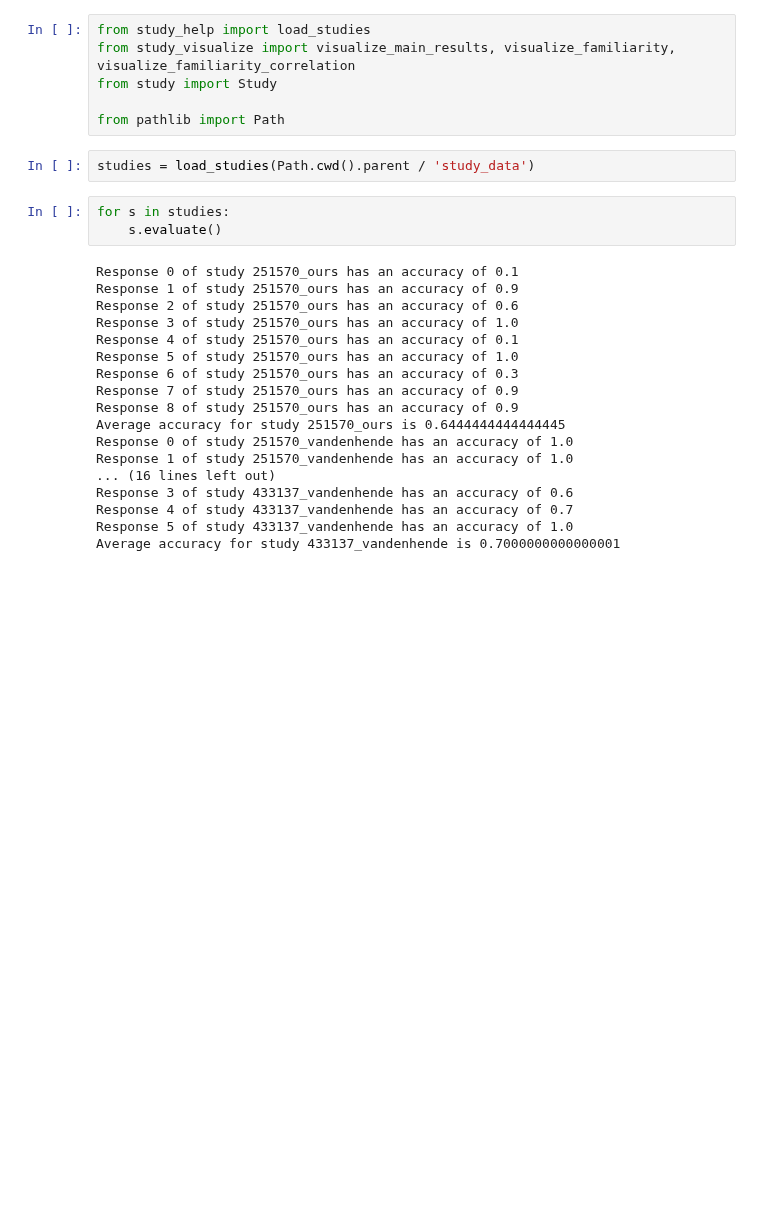
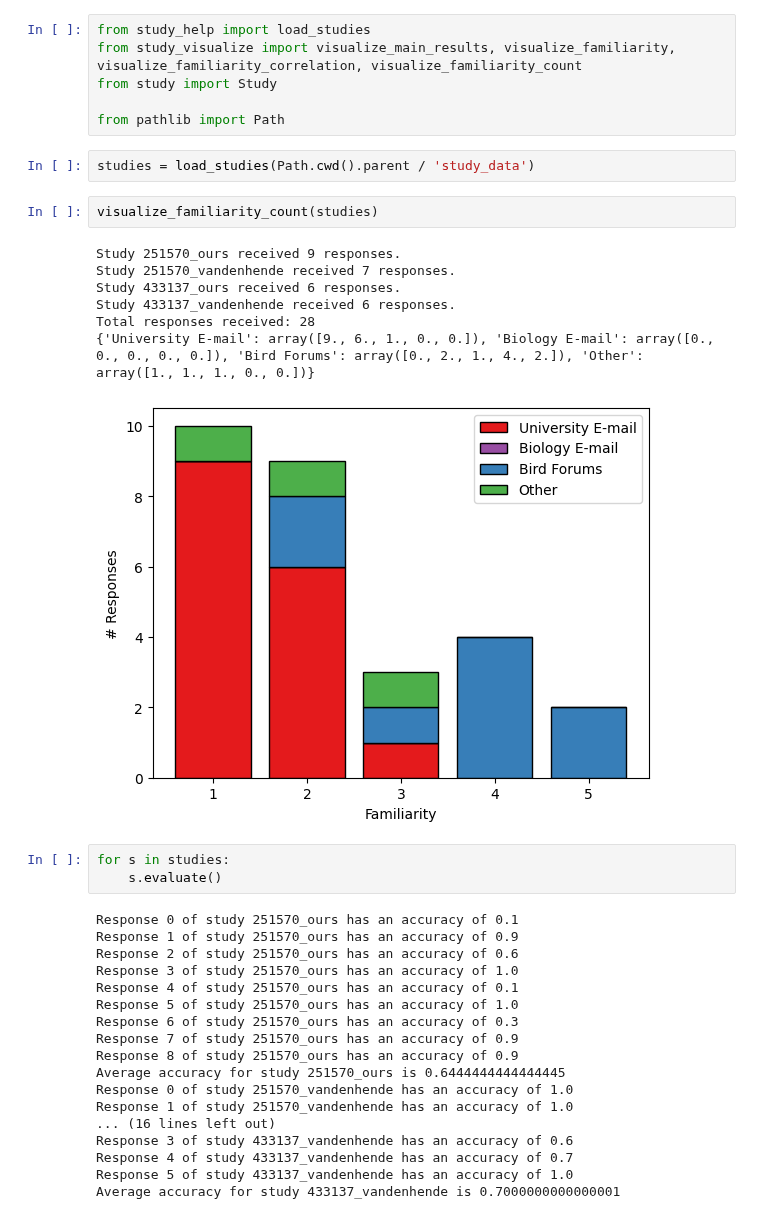
Before and after one commit to florenceboettger/visual-counterfactuals, a Jupyter notebook: study_analysis/study_evaluate.ipynb, the cells around one changed output. Drawn from its saved outputs; the diff is of its cells as text; blank space fills up the shorter version.

```diff
--- a/study_analysis/study_evaluate.ipynb
+++ b/study_analysis/study_evaluate.ipynb
@@ -1,11 +1,21 @@
 # %%
 from study_help import load_studies
-from study_visualize import visualize_main_results, visualize_familiarity, visualize_familiarity_correlation
+from study_visualize import visualize_main_results, visualize_familiarity, visualize_familiarity_correlation, visualize_familiarity_count
 from study import Study
 
 from pathlib import Path
 # %%
 studies = load_studies(Path.cwd().parent / 'study_data')
+# %%
+visualize_familiarity_count(studies)
+# %% [output]
+Study 251570_ours received 9 responses.
+Study 251570_vandenhende received 7 responses.
+Study 433137_ours received 6 responses.
+Study 433137_vandenhende received 6 responses.
+Total responses received: 28
+{'University E-mail': array([9., 6., 1., 0., 0.]), 'Biology E-mail': array([0., 0., 0., 0., 0.]), 'Bird Forums': array([0., 2., 1., 4., 2.]), 'Other': array([1., 1., 1., 0., 0.])}
+[figure, added]
 # %%
 for s in studies:
     s.evaluate()
```
Also changed, not shown: parts of 3 cells of this notebook, 44 other files.
